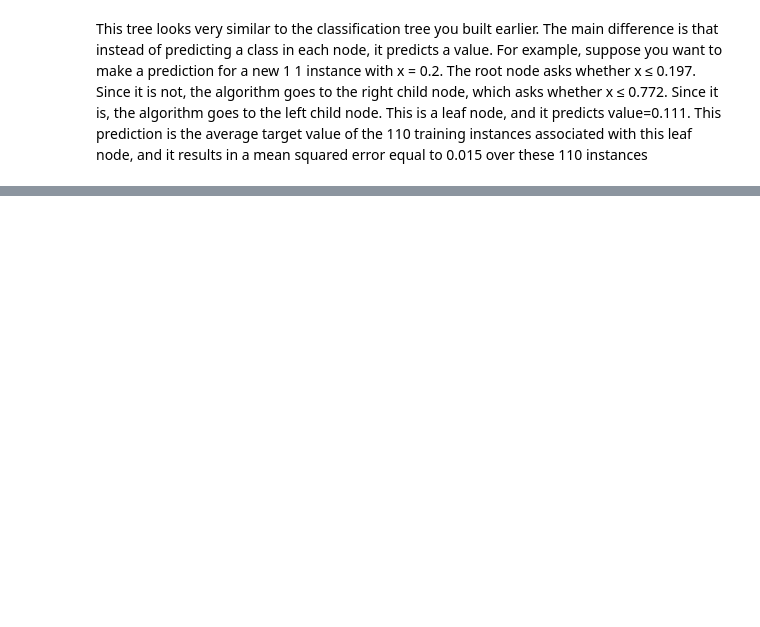
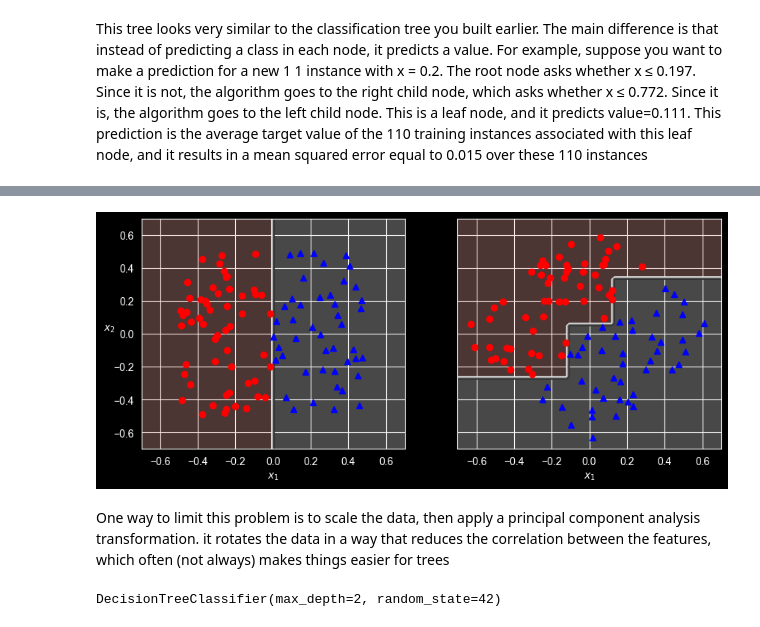
Before and after one commit to Harsh-Prajapati54/ML-Projects, a Jupyter notebook: Notebooks/Decision-Tree.ipynb, the cells around one changed output, grey strips where cells are left out. Cells and saved outputs as stored; diff of their text form; code cells hidden in the pictures; blank space fills up the shorter version.

```diff
--- a/Notebooks/Decision-Tree.ipynb
+++ b/Notebooks/Decision-Tree.ipynb
@@ -371,0 +399,44 @@ squared error equal to 0.015 over these 110 instances
+# %%
+# extra code – this cell generates and saves Figure 6–7
+
+np.random.seed(6)
+X_square = np.random.rand(100, 2) - 0.5
+y_square = (X_square[:, 0] > 0).astype(np.int64)
+
+angle = np.pi / 4  # 45 degrees
+rotation_matrix = np.array([[np.cos(angle), -np.sin(angle)],
+                            [np.sin(angle), np.cos(angle)]])
+X_rotated_square = X_square.dot(rotation_matrix)
+
+tree_clf_square = DecisionTreeClassifier(random_state=42)
+tree_clf_square.fit(X_square, y_square)
+tree_clf_rotated_square = DecisionTreeClassifier(random_state=42)
+tree_clf_rotated_square.fit(X_rotated_square, y_square)
+
+fig, axes = plt.subplots(ncols=2, figsize=(10, 4), sharey=True)
+plt.sca(axes[0])
+plot_decision_boundary(tree_clf_square, X_square, y_square,
+                       axes=[-0.7, 0.7, -0.7, 0.7], cmap="Pastel1")
+plt.sca(axes[1])
+plot_decision_boundary(tree_clf_rotated_square, X_rotated_square, y_square,
+                       axes=[-0.7, 0.7, -0.7, 0.7], cmap="Pastel1")
+plt.ylabel("")
+
+plt.show()
+# %% [output]
+[figure, added]
+# %% [markdown]
+One way to limit this problem is to scale the data, then apply a principal
+component analysis transformation.  it rotates the data in a way
+that reduces the correlation between the features, which often (not always)
+makes things easier for trees
+# %%
+from sklearn.decomposition import PCA
+from sklearn.pipeline import make_pipeline
+from sklearn.preprocessing import StandardScaler
+pca_pipeline = make_pipeline(StandardScaler(), PCA())
+X_iris_rotated = pca_pipeline.fit_transform(X_iris)
+tree_clf_pca = DecisionTreeClassifier(max_depth=2, random_state=42)
+tree_clf_pca.fit(X_iris_rotated, y_iris)
+# %% [output]
+DecisionTreeClassifier(max_depth=2, random_state=42)
```
Also changed, not shown: parts of 8 cells of this notebook.
